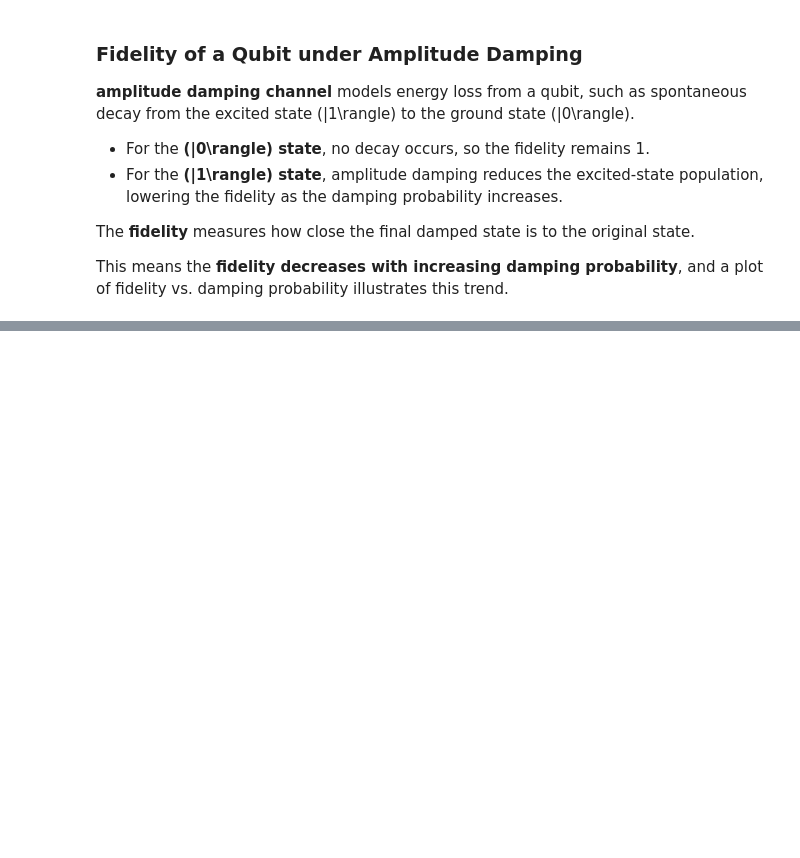
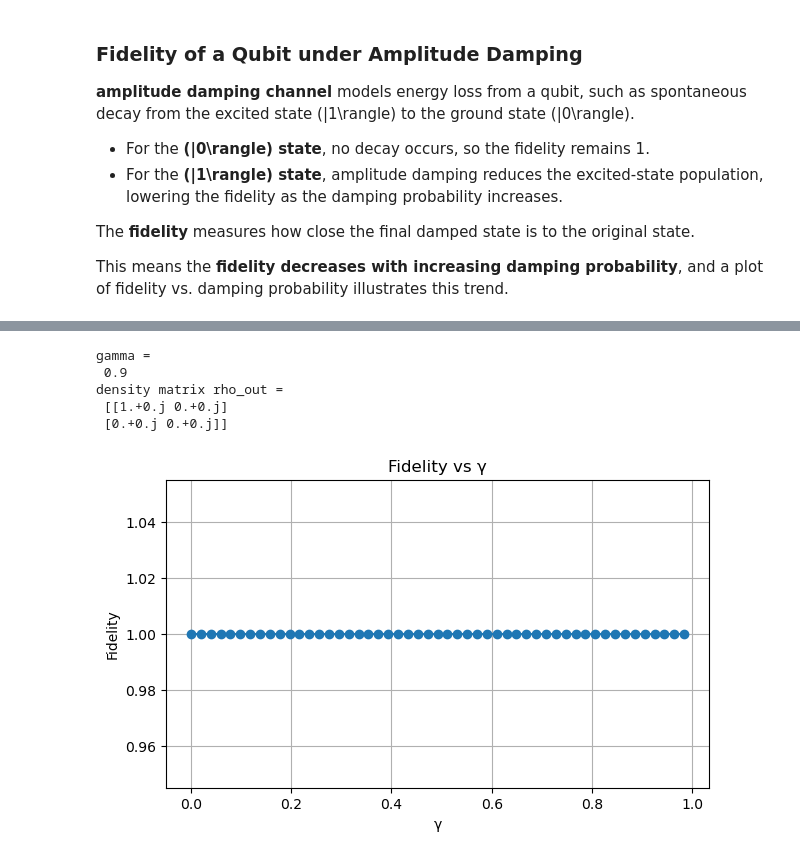
Before and after one commit to Abiyzelalem27/Quantum_Error_Corrections, a Jupyter notebook: amplitude_damping.ipynb, the cells around one changed output, grey strips where cells are left out. Cells and saved outputs as stored; diff of their text form; code cells hidden in the pictures; blank space fills up the shorter version.

```diff
--- a/amplitude_damping.ipynb
+++ b/amplitude_damping.ipynb
@@ -308,0 +312,35 @@ density matrix rho_out =
+# %%
+psi = ket0()
+psi = np.array(psi, dtype=complex)
+rho = rho_from_state(psi)
+
+gammas = np.linspace(0, 6, 306)
+F = []
+
+for g in gammas:
+    kraus_ops = amplitude_damping_kraus(g)
+    rho_out = apply_kraus(rho, kraus_ops)
+    F.append(fidelity_pure_vs_rho(psi, rho_out))
+
+# Print example
+gamma= 0.9
+rho_test = apply_kraus(rho, amplitude_damping_kraus(gamma))
+
+print("gamma =\n", gamma)
+print("density matrix rho_out =\n", rho_test)
+
+# Plot fidelity
+plt.figure(figsize=(7,4))
+plt.plot(gammas, F, marker="o")
+plt.xlabel("γ")
+plt.ylabel("Fidelity")
+plt.title("Fidelity vs γ")
+plt.grid(True)
+plt.show()
+# %% [output]
+gamma =
+ 0.9
+density matrix rho_out =
+ [[1.+0.j 0.+0.j]
+ [0.+0.j 0.+0.j]]
+[figure, added]
```
Also changed, not shown: parts of 9 cells of this notebook, 8 other files.
